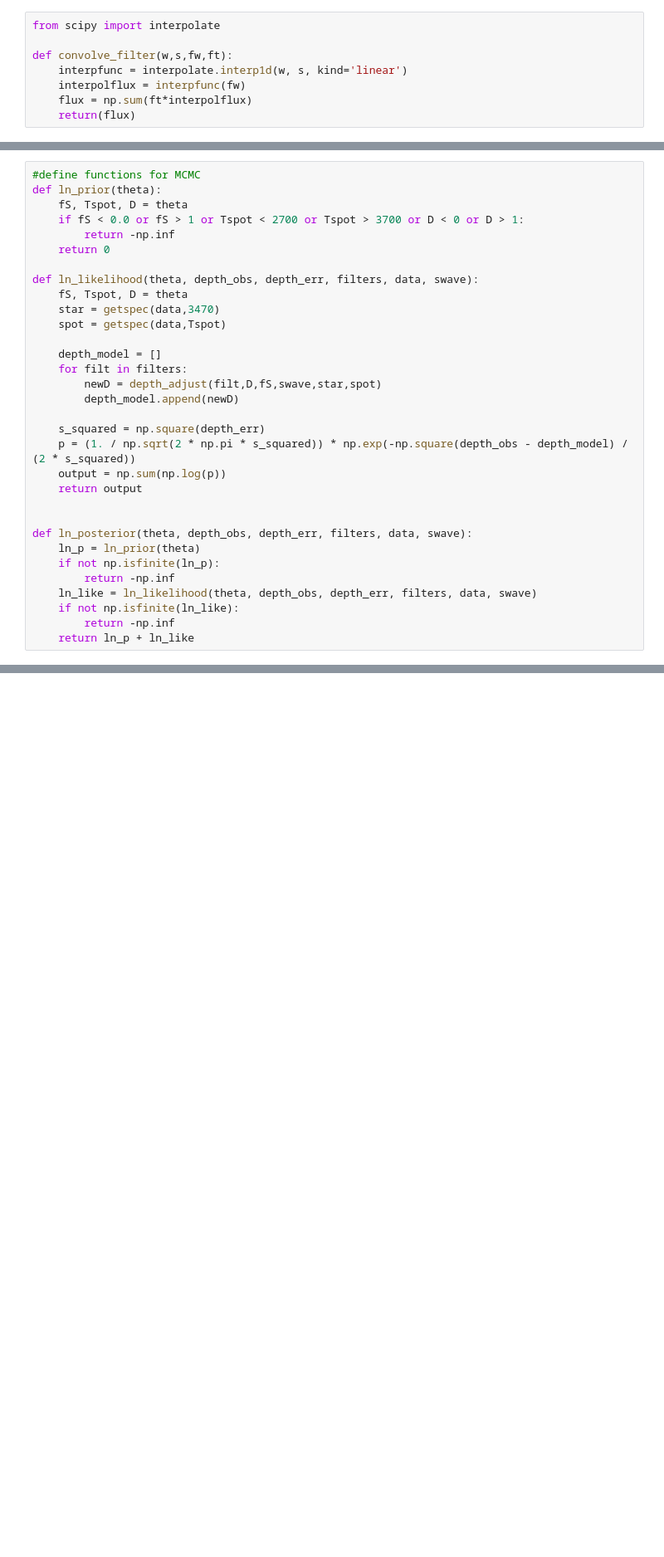
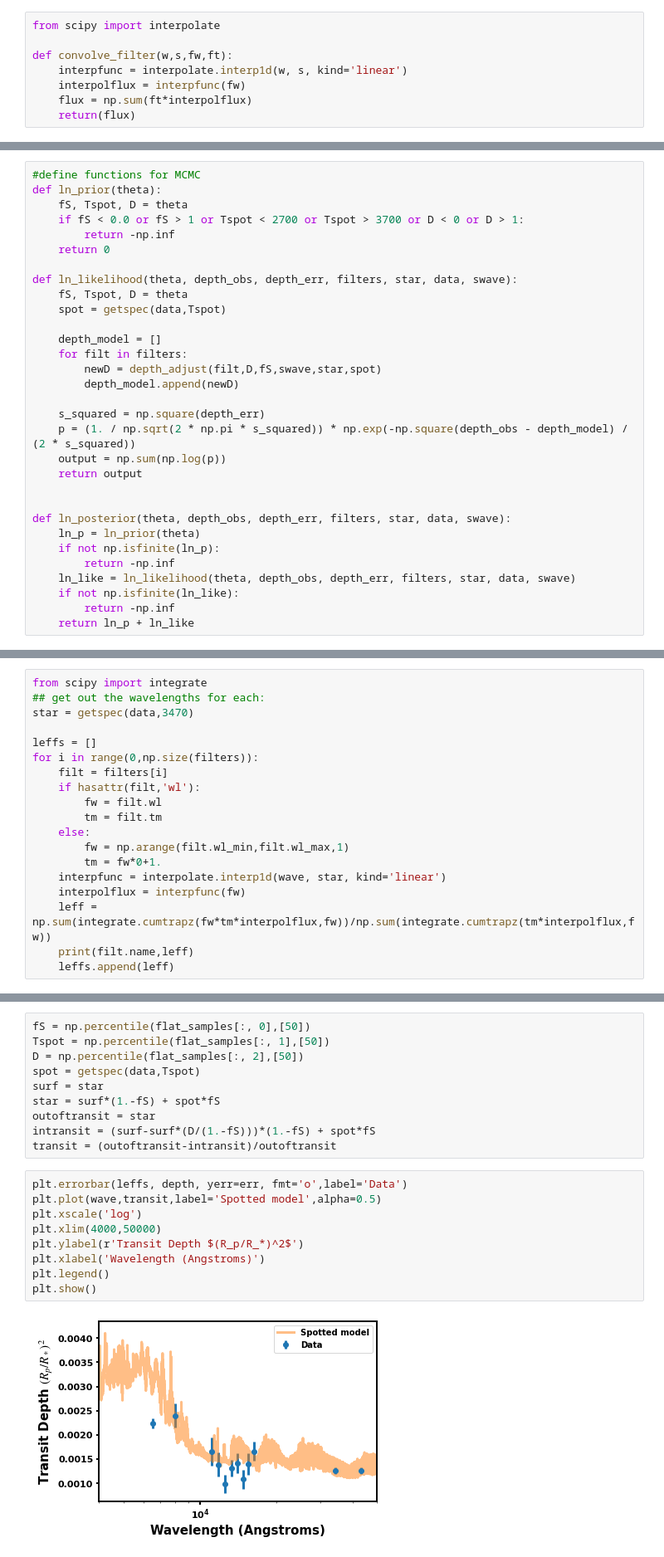
Before and after one commit to awmann/K233Spots, a Jupyter notebook: TransitLightSource.ipynb, the cells around one changed output, grey strips where cells are left out. Shown at 83% size. Drawn from its saved outputs; the diff is of its cells as text; blank space fills up the shorter version.

```diff
--- a/TransitLightSource.ipynb
+++ b/TransitLightSource.ipynb
@@ -259,9 +298,8 @@ def ln_prior(theta):
         return -np.inf
     return 0
 
-def ln_likelihood(theta, depth_obs, depth_err, filters, data, swave):
+def ln_likelihood(theta, depth_obs, depth_err, filters, star, data, swave):
     fS, Tspot, D = theta
-    star = getspec(data,3470)
     spot = getspec(data,Tspot)
 
     depth_model = []
@@ -275,11 +313,11 @@ def ln_likelihood(theta, depth_obs, depth_err, filters, data, swave):
     return output
 
 
-def ln_posterior(theta, depth_obs, depth_err, filters, data, swave):
+def ln_posterior(theta, depth_obs, depth_err, filters, star, data, swave):
     ln_p = ln_prior(theta)
     if not np.isfinite(ln_p):
         return -np.inf
-    ln_like = ln_likelihood(theta, depth_obs, depth_err, filters, data, swave)
+    ln_like = ln_likelihood(theta, depth_obs, depth_err, filters, star, data, swave)
     if not np.isfinite(ln_like):
         return -np.inf
     return ln_p + ln_like
@@ -314,0 +391,19 @@ plt.show()#savefig('Corner_'+catalog+'_'+adderr+'_'+str(cut)+'_'+str(minsep)+add
+# %%
+from scipy import integrate
+## get out the wavelengths for each:
+star = getspec(data,3470)
+
+leffs = []
+for i in range(0,np.size(filters)):
+    filt = filters[i]
+    if hasattr(filt,'wl'):
+        fw = filt.wl
+        tm = filt.tm
+    else:
+        fw = np.arange(filt.wl_min,filt.wl_max,1)
+        tm = fw*0+1.
+    interpfunc = interpolate.interp1d(wave, star, kind='linear')
+    interpolflux = interpfunc(fw)
+    leff = np.sum(integrate.cumtrapz(fw*tm*interpolflux,fw))/np.sum(integrate.cumtrapz(tm*interpolflux,fw))
+    print(filt.name,leff)
+    leffs.append(leff)
@@ -314,0 +423,21 @@ plt.show()#savefig('Corner_'+catalog+'_'+adderr+'_'+str(cut)+'_'+str(minsep)+add
+# %%
+fS = np.percentile(flat_samples[:, 0],[50])
+Tspot = np.percentile(flat_samples[:, 1],[50])
+D = np.percentile(flat_samples[:, 2],[50])
+spot = getspec(data,Tspot)
+surf = star
+star = surf*(1.-fS) + spot*fS
+outoftransit = star
+intransit = (surf-surf*(D/(1.-fS)))*(1.-fS) + spot*fS
+transit = (outoftransit-intransit)/outoftransit
+# %%
+plt.errorbar(leffs, depth, yerr=err, fmt='o',label='Data')
+plt.plot(wave,transit,label='Spotted model',alpha=0.5)
+plt.xscale('log')
+plt.xlim(4000,50000)
+plt.ylabel(r'Transit Depth $(R_p/R_*)^2$')
+plt.xlabel('Wavelength (Angstroms)')
+plt.legend()
+plt.show()
+# %% [output]
+[figure, added]
```
Also changed, not shown: parts of 15 cells of this notebook.
